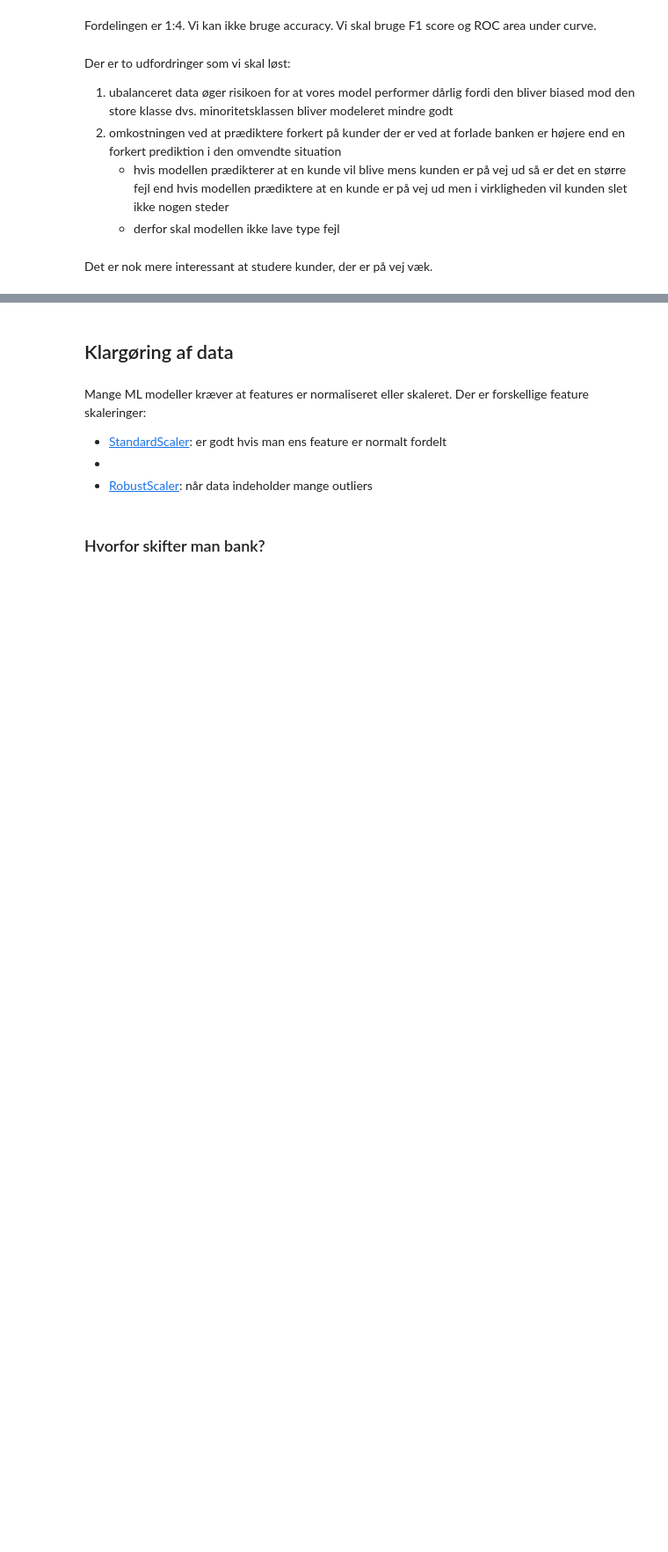
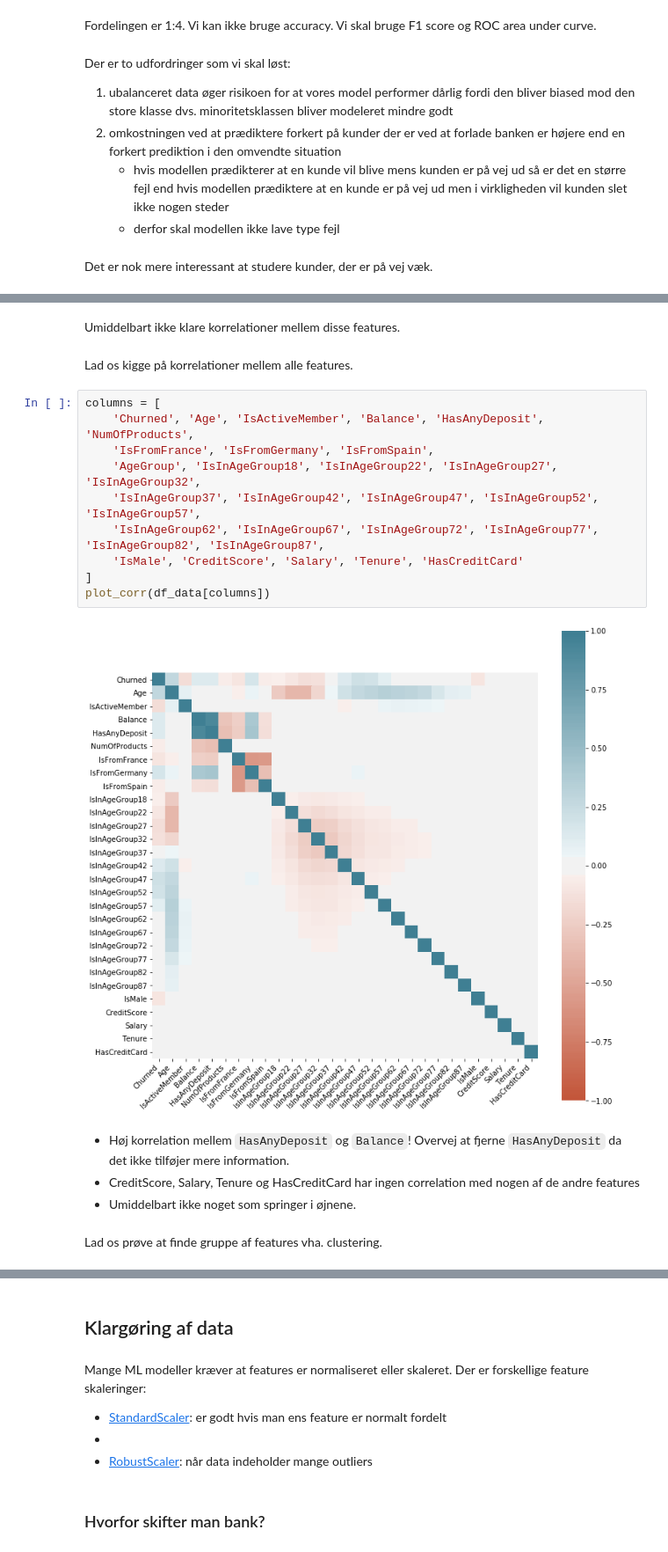
Before and after one commit to sheikhomar/lunch, a Jupyter notebook: analysis.ipynb, the cells around one changed output, grey strips where cells are left out. Shown: that part at 88% size. Drawn from its saved outputs; the diff is of its cells as text; blank space fills up the shorter version.

```diff
--- a/analysis.ipynb
+++ b/analysis.ipynb
@@ -441,0 +487,22 @@ Det er nok mere interessant at studere kunder, der er på vej væk.
+# %% [markdown]
+Umiddelbart ikke klare korrelationer mellem disse features.
+# %% [markdown]
+Lad os kigge på korrelationer mellem alle features.
+# %%
+columns = [
+    'Churned', 'Age', 'IsActiveMember', 'Balance', 'HasAnyDeposit', 'NumOfProducts',
+    'IsFromFrance', 'IsFromGermany', 'IsFromSpain',
+    'AgeGroup', 'IsInAgeGroup18', 'IsInAgeGroup22', 'IsInAgeGroup27', 'IsInAgeGroup32',
+    'IsInAgeGroup37', 'IsInAgeGroup42', 'IsInAgeGroup47', 'IsInAgeGroup52', 'IsInAgeGroup57',
+    'IsInAgeGroup62', 'IsInAgeGroup67', 'IsInAgeGroup72', 'IsInAgeGroup77', 'IsInAgeGroup82', 'IsInAgeGroup87',
+    'IsMale', 'CreditScore', 'Salary', 'Tenure', 'HasCreditCard'
+]
+plot_corr(df_data[columns])
+# %% [output]
+[figure, added]
+# %% [markdown]
+- Høj korrelation mellem `HasAnyDeposit` og `Balance`! Overvej at fjerne `HasAnyDeposit` da det ikke tilføjer mere information.
+- CreditScore, Salary, Tenure og HasCreditCard har ingen correlation med nogen af de andre features
+- Umiddelbart ikke noget som springer i øjnene.
+# %% [markdown]
+Lad os prøve at finde gruppe af features vha. clustering.
```
Also changed, not shown: parts of 18 cells of this notebook.
